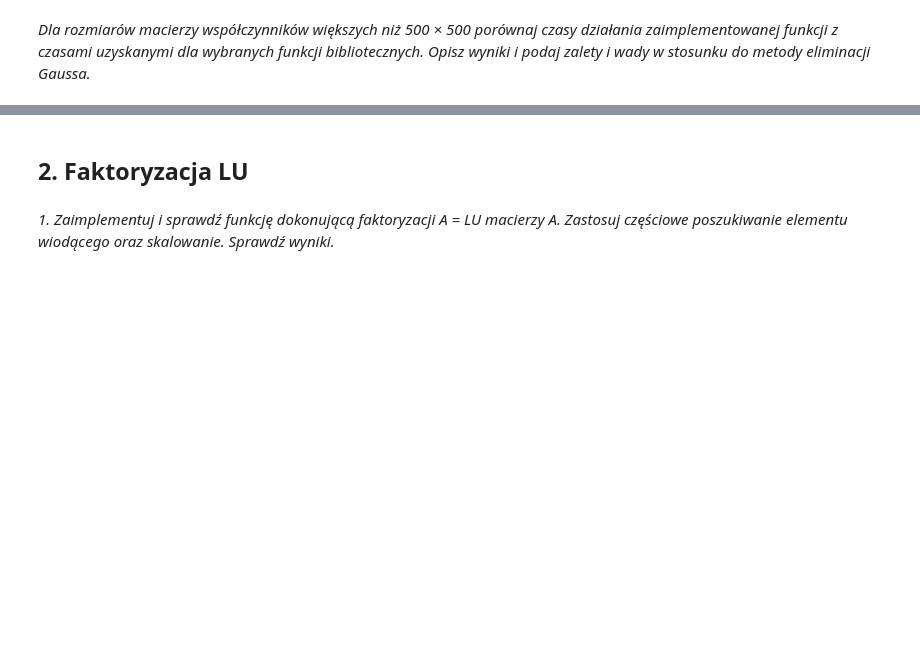
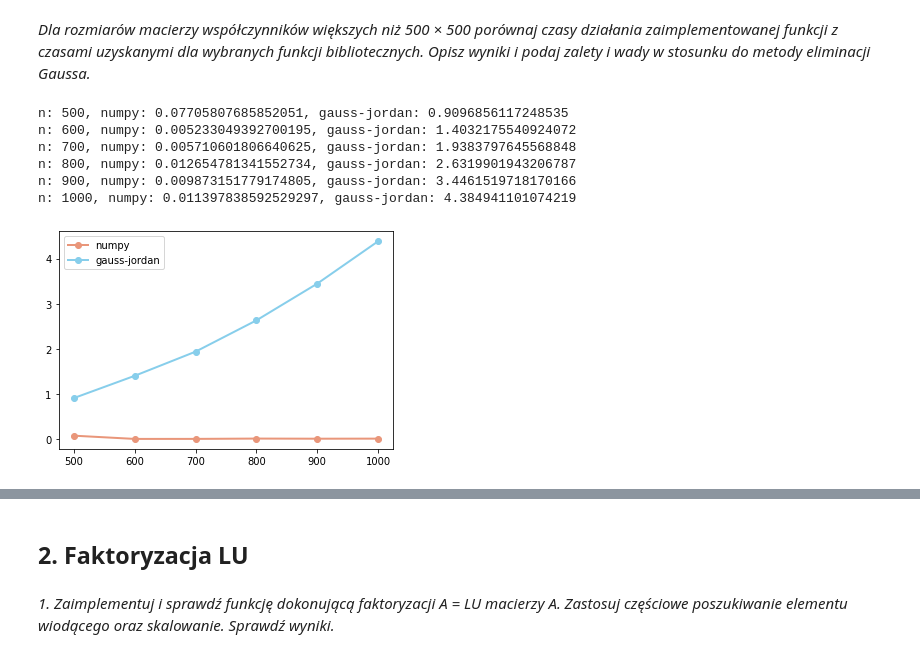
Before and after one commit to mhawryluk/mownit, a Jupyter notebook: lab6/lab6.ipynb, the cells around one changed output, grey strips where cells are left out. Drawn from its saved outputs; the diff is of its cells as text; code cells hidden in the pictures; blank space fills up the shorter version.

```diff
--- a/lab6/lab6.ipynb
+++ b/lab6/lab6.ipynb
@@ -41,5 +38,7 @@ def gauss_jordan(A, B):
 # %%
-A = np.array([[1,1,1], [1,2,3], [3,2,1]], dtype=float)
-B = np.array([3, 6, 6], dtype=float)
-print(gauss_jordan(A, B))
+A = np.array([[1,1,1], [1,2,3], [4,2,1]], dtype=float)
+B = np.array([3, 6, 7], dtype=float)
+
+print(f'implemented function: {gauss_jordan(A, B)}')
+print(f'numpy: {np.linalg.solve(A, B)}')
 # %% [output]
@@ -60,3 +85,47 @@ None
 # %% [markdown]
 <i>Dla rozmiarów macierzy współczynników większych niż 500 × 500 porównaj czasy działania zaimplementowanej funkcji z czasami uzyskanymi dla wybranych funkcji bibliotecznych. Opisz wyniki i podaj zalety i wady w stosunku do metody eliminacji Gaussa.
 </i>
+# %%
+def compare_times_gauss_jordan(n_min, n_max, step):
+
+    np_times = []
+    jordan_times = []
+    ns = []
+
+    for n in range(n_min, n_max+1, step):
+        A = np.random.rand(n, n)
+        B = np.random.rand(n)
+
+        start = time()
+        try:
+            np_result = np.linalg.solve(A, B).flatten()
+        except:
+            continue
+        end = time()
+        np_times.append(end-start)
+
+        start = time()
+        jordan_result = gauss_jordan(A, B)
+        end = time()
+        jordan_times.append(end-start)
+        ns.append(n)
+
+    fig, ax = plt.subplots()
+    ax.plot(ns, np_times, label='numpy', color='darksalmon', marker='o', linewidth=2)
+    ax.plot(ns, jordan_times, label='gauss-jordan', color='skyblue', marker='o', linewidth=2)
+
+    ax.legend()
+
+    for n, numpy, jordan in zip(ns, np_times, jordan_times):
+        print(f'n: {n}, numpy: {numpy}, gauss-jordan: {jordan}')
+    plt.show()
+# %%
+compare_times_gauss_jordan(500, 1000, 100)
+# %% [output]
+n: 500, numpy: 0.07705807685852051, gauss-jordan: 0.9096856117248535
+n: 600, numpy: 0.005233049392700195, gauss-jordan: 1.4032175540924072
+n: 700, numpy: 0.005710601806640625, gauss-jordan: 1.9383797645568848
+n: 800, numpy: 0.012654781341552734, gauss-jordan: 2.6319901943206787
+n: 900, numpy: 0.009873151779174805, gauss-jordan: 3.4461519718170166
+n: 1000, numpy: 0.011397838592529297, gauss-jordan: 4.384941101074219
+[figure, added]
```
Also changed, not shown: parts of 23 cells of this notebook.
